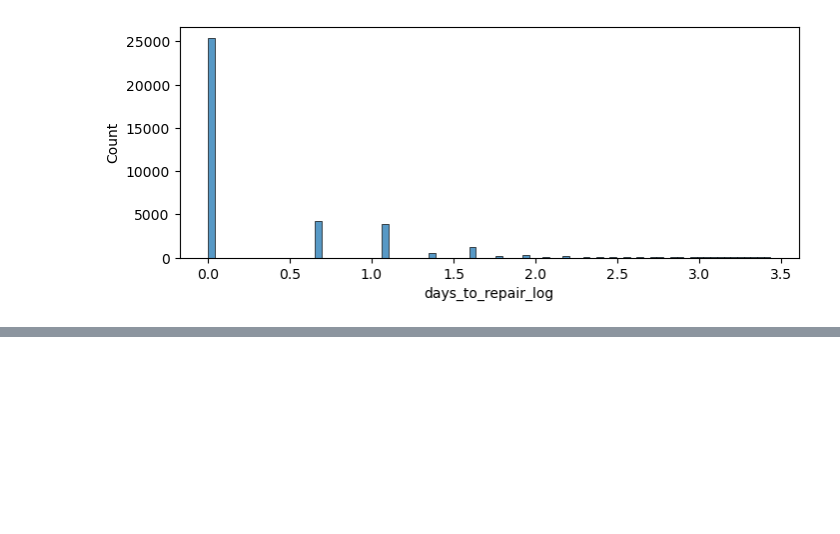
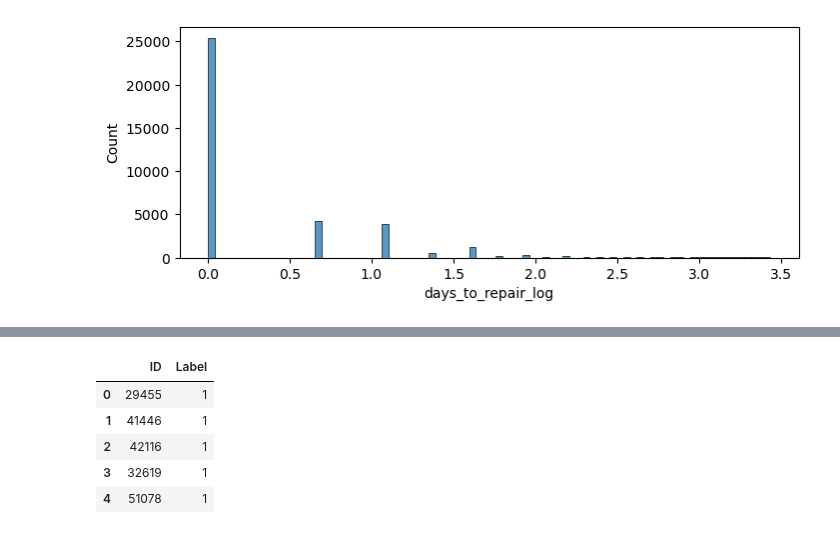
Before and after one commit to sergiimakhin/Redi, a Jupyter notebook: ClassificationChallenge/binary_classification.ipynb, the cells around one changed output, grey strips where cells are left out. Cells and saved outputs as stored; diff of their text form; code cells hidden in the pictures; blank space fills up the shorter version.

```diff
--- a/ClassificationChallenge/binary_classification.ipynb
+++ b/ClassificationChallenge/binary_classification.ipynb
@@ -1004,0 +1643,10 @@ dtype: float64
+# %%
+example = pd.read_csv("example_prediction.csv", sep=";")
+example.head()
+# %% [output]
+|  | ID | Label |
+| 0 | 29455 | 1 |
+| 1 | 41446 | 1 |
+| 2 | 42116 | 1 |
+| 3 | 32619 | 1 |
+| 4 | 51078 | 1 |
```
Also changed, not shown: parts of 80 cells of this notebook, 1 other file.
